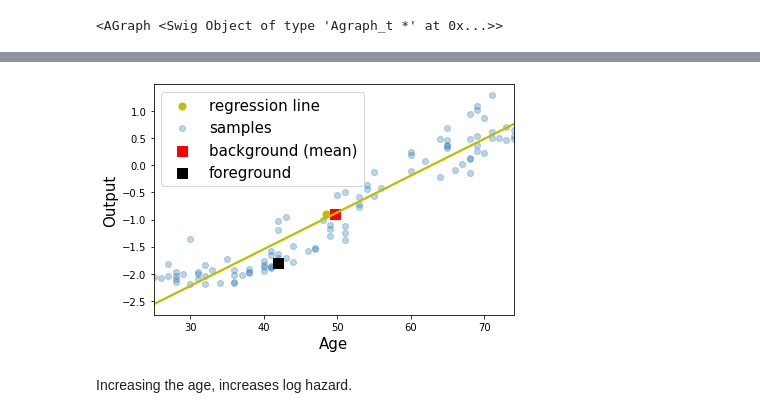
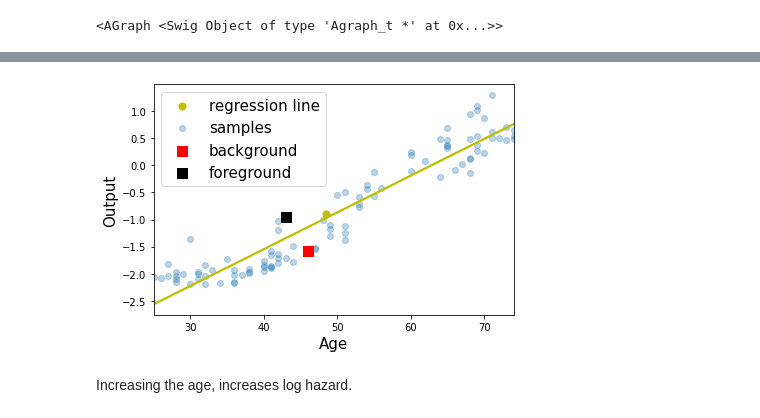
Before and after one commit to nathanwang000/Shapley-Flow, a Jupyter notebook: clean_notebooks/nutrition.ipynb, the cells around one changed output, grey strips where cells are left out. Saved outputs shown, nothing was run; the diff lists cells and outputs as text; code cells hidden in the pictures.

```diff
--- a/clean_notebooks/nutrition.ipynb
+++ b/clean_notebooks/nutrition.ipynb
@@ -64,6 +66,7 @@ n_bg = 1 # paper: 100, number of sampled background samples
 nsamples = 100 # number of fg samples to explain
 nruns = 100 # paper: 10,000, number of monte carlo samplings
 bg = X.fillna(X.mean()).sample(n_bg) # background samples
+fg = X[:nsamples] # foreground samples to explain
 sample_ind = 55 # sample to show
 # %% [markdown]
 # Training
@@ -332,8 +334,8 @@ cf_c.draw(sample_ind, max_display=10, show_fg_val=False, edge_credit=edge_credit
 # %% [markdown]
 # Methods comparison: flow, independent, on-manifold, ASV
 # %%
-sample_ind = 55
-cf_c.fold_noise = True # False
+sample_ind = 66
+cf_c.fold_noise = True
 g = cf_c.draw(sample_ind, max_display=10, show_fg_val=False, edge_credit=edge_credits2edge_credit(causal_edge_credits, cf_c.graph))
 # %% [output]
 [drawing not drawn]
@@ -362,21 +367,20 @@ pd.concat([X.mean(0), X_display.iloc[sample_ind]], 1).rename(columns={0: "mean",
 # %%
-o = f(np.array(X)[:nsamples])
+o = f(np.array(fg))
 
 xlabel = 'Age'
 ylabel = 'Output'
 
-sns.regplot(X[xlabel][:nsamples], o, x_bins=1, order=1, ci=None, label='regression line', color='y')
-plt.scatter(X[xlabel][:nsamples], o, alpha=0.3, label='samples')
+sns.regplot(fg[xlabel], o, x_bins=1, order=1, ci=None, label='regression line', color='y')
+plt.scatter(fg[xlabel], o, alpha=0.3, label='samples')
 plt.xlabel(xlabel, fontsize=15)
 plt.ylabel(ylabel, fontsize=15)
-# plt.scatter(X[xlabel][[0]], o[[0]], c=['red'], s=100, marker='s', label='background')
-plt.scatter(X[xlabel][:100].mean(), o.mean(), c=['red'], s=100, marker='s', label='background (mean)')
+plt.scatter(bg[xlabel].iloc[[0]], f(np.array(bg))[[0]], c=['red'], s=100, marker='s', label='background')
 plt.scatter(X[xlabel][[sample_ind]], o[[sample_ind]], c=['black'], s=100, marker='s', label='foreground')
 plt.legend(fontsize=15)
 plt.tight_layout()
 plt.show()
 # %% [output]
-[figure, old version]
+[figure, new version]
 # %% [markdown]
 Increasing the age, increases log hazard.
 # %%
```
Also changed, not shown: parts of 15 cells of this notebook, 7 other files.
